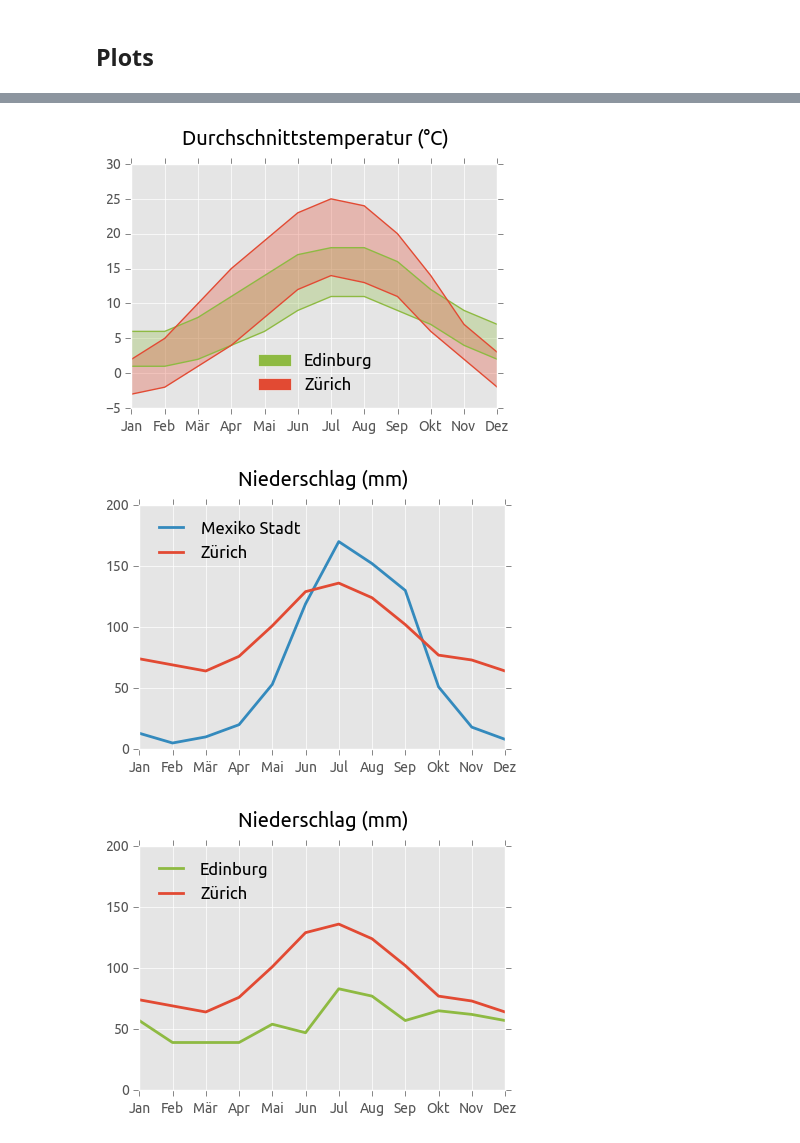
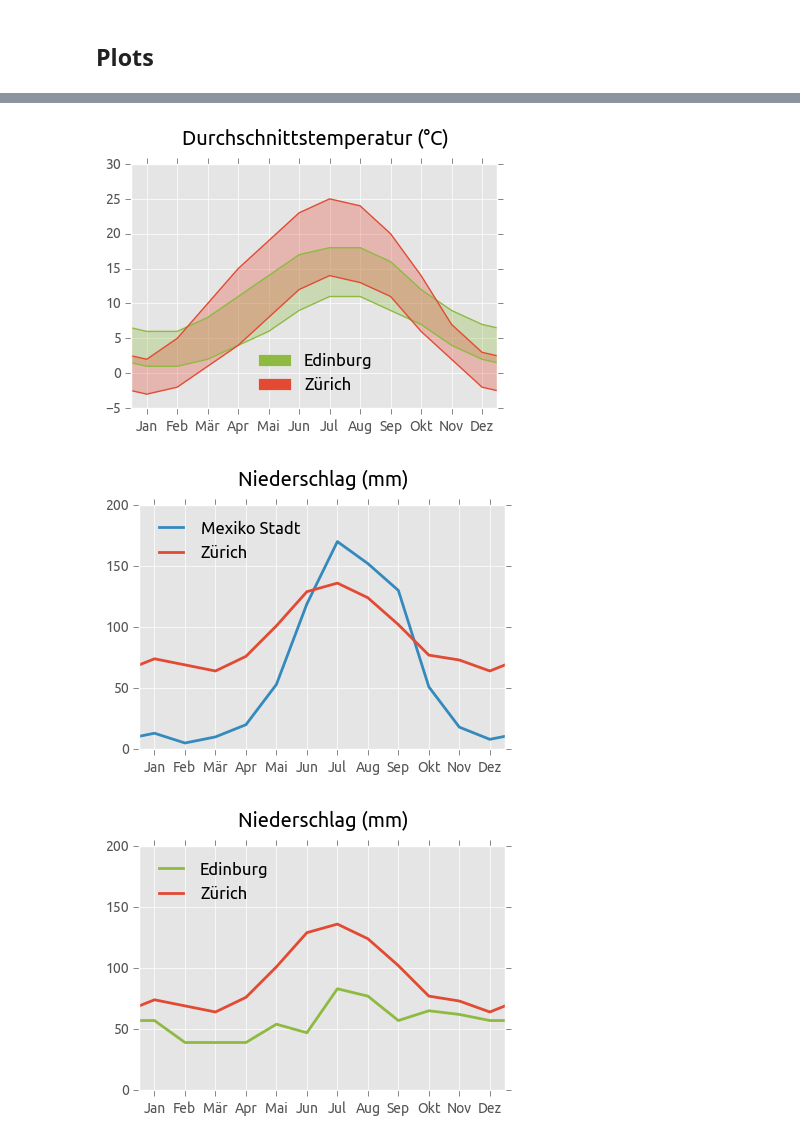
Before and after one commit to prisae/blog-notebooks, a Jupyter notebook: Weather.ipynb, the cells around one changed output, grey strips where cells are left out. Cells and saved outputs as stored; diff of their text form; code cells hidden in the pictures.

```diff
--- a/Weather.ipynb
+++ b/Weather.ipynb
@@ -86,31 +86,31 @@ plt.show()
 # %%
 fig2 = plt.figure(figsize=(cm2in([12,8])))
 ax2 = plt.gca()
 
 # Plot bandwith with transparency
 plt.fill(dxvals, np.r_[EDI['MinT'], EDI['MaxT'][-1::-1]], clr[5], alpha=.3)
 plt.fill(dxvals, np.r_[ZRH['MinT'], ZRH['MaxT'][-1::-1]], clr[0], alpha=.3)
 
 # Plot Min and Max
 plt.plot(xvals, EDI['MaxT'], clr[5], xvals, EDI['MinT'], clr[5])
 plt.plot(xvals, ZRH['MaxT'], clr[0], xvals, ZRH['MinT'], clr[0])
 
 # Plot dummy entries for legend without transparency
 plt.fill(-dxvals, -2*dxvals, clr[5], label='Edinburg')
 plt.fill(-dxvals, -2*dxvals, clr[0], label='Zürich')
 
 # Labels and axis settings
 plt.title('Durchschnittstemperatur (°C)', y=1.05)
 plt.legend(loc=8, frameon=False)
-ax2.set_xticks(np.arange(1,13))
+ax2.set_xticks(xvals)
 ax2.set_xticklabels(months)
-plt.axis([1, 12, -5, 30])
+plt.axis([1.5, 13.5, -5, 30])
 
 plt.savefig(fpath+'TempEDIZRH.png', bbox_inches='tight')
 
 plt.show()
 # %% [output]
-[figure, old version]
+[figure, new version]
 # %%
 fig3 = plt.figure(figsize=(cm2in([12,8])))
 ax3 = plt.gca()
@@ -122,15 +122,15 @@ plt.plot(xvals, ZRH['Prec'], clr[0], lw=2, label='Zürich')
 # Labels and axis settings
 plt.title('Niederschlag (mm)', y=1.05)
 plt.legend(loc=2, frameon=False)
-ax3.set_xticks(np.arange(1,13))
+ax3.set_xticks(xvals)
 ax3.set_xticklabels(months)
-plt.axis([1, 12, 0, 200])
+plt.axis([1.5, 13.5, 0, 200])
 
 plt.savefig(fpath+'precCDMZRH.png', bbox_inches='tight')
 
 plt.show()
 # %% [output]
-[figure, old version]
+[figure, new version]
 # %%
 fig4 = plt.figure(figsize=(cm2in([12,8])))
 ax4 = plt.gca()
@@ -142,15 +142,15 @@ plt.plot(xvals, ZRH['Prec'], clr[0], lw=2, label='Zürich')
 # Labels and axis settings
 plt.title('Niederschlag (mm)', y=1.05)
 plt.legend(loc=2, frameon=False)
-ax4.set_xticks(np.arange(1,13))
+ax4.set_xticks(xvals)
 ax4.set_xticklabels(months)
-plt.axis([1, 12, 0, 200])
+plt.axis([1.5, 13.5, 0, 200])
 
 plt.savefig(fpath+'precEDIZRH.png', bbox_inches='tight')
 
 plt.show()
 # %% [output]
-[figure, old version]
+[figure, new version]
 # %%
 fig5 = plt.figure(figsize=(cm2in([12,8])))
 ax5 = plt.gca()
```
Also changed, not shown: parts of 6 cells of this notebook, 2 other files.
